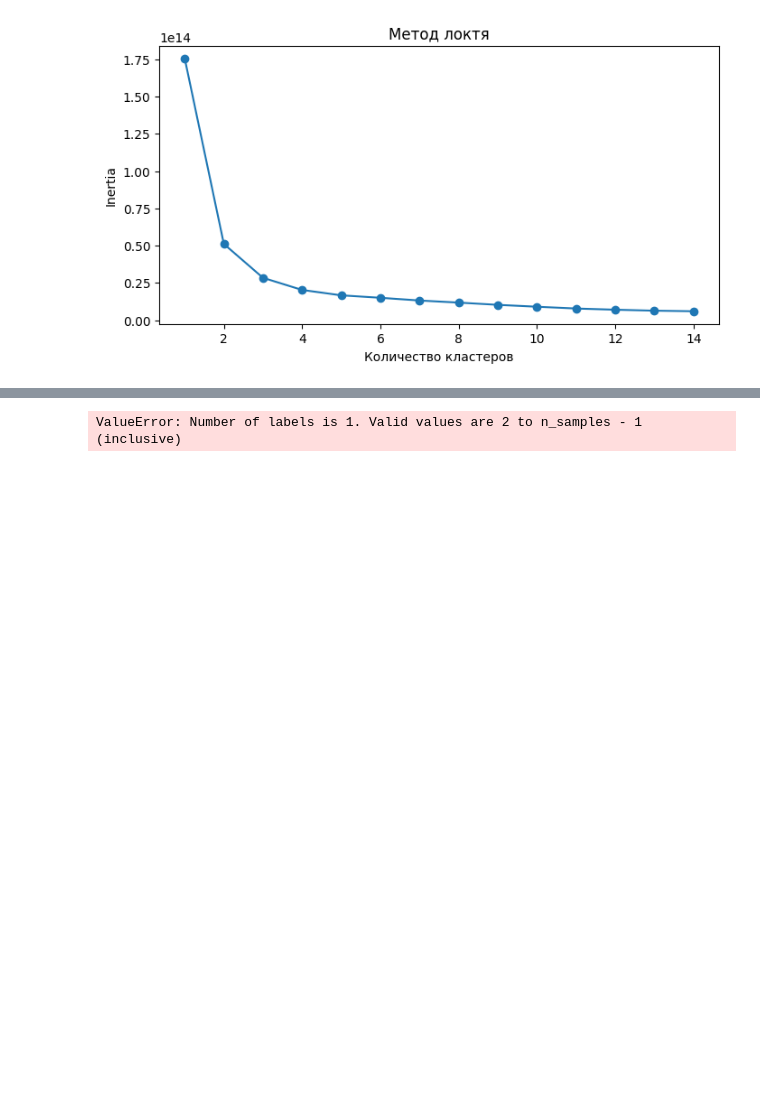
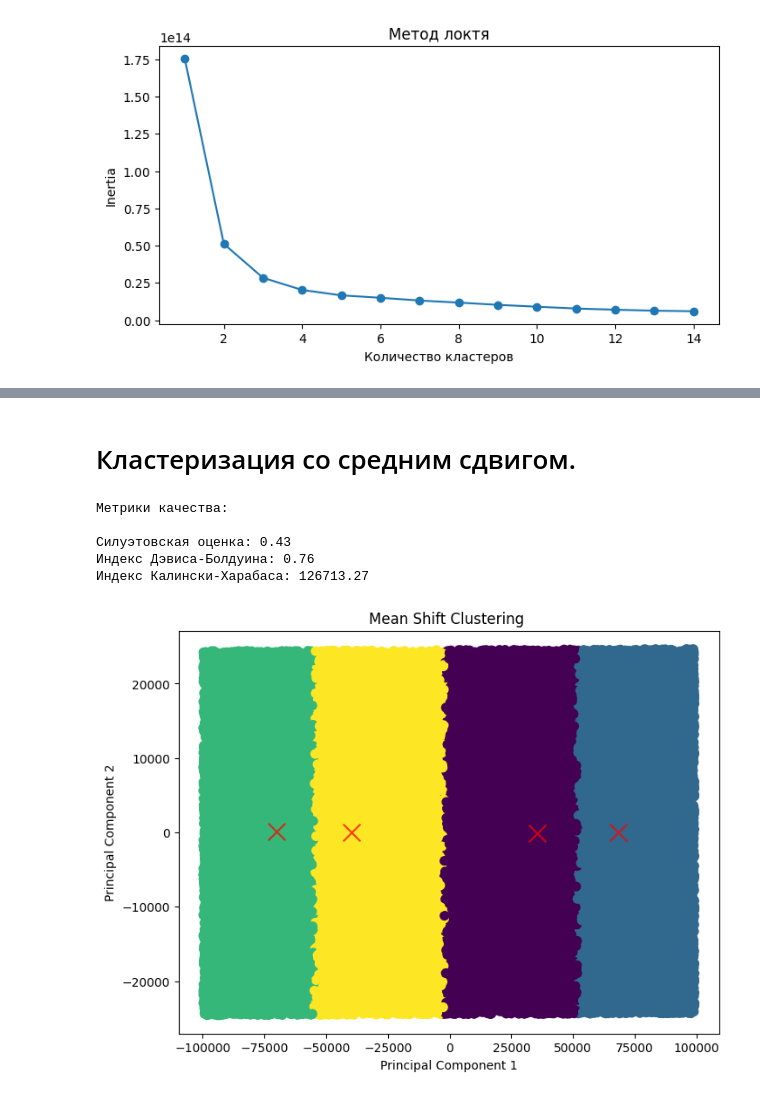
Before and after one commit to Olya-Skr/Belhard_courses, a Jupyter notebook: homework/hw6/dz6.ipynb, the cells around one changed output, grey strips where cells are left out. Drawn from its saved outputs; the diff is of its cells as text; code cells hidden in the pictures; blank space fills up the shorter version.

```diff
--- a/homework/hw6/dz6.ipynb
+++ b/homework/hw6/dz6.ipynb
@@ -205,23 +199,43 @@ new_df
-# %%
-from sklearn.cluster import DBSCAN
-
-# Применение DBSCAN
-dbscan = DBSCAN(eps=0.2, min_samples=10)
-y_dbscan = dbscan.fit_predict(new_df)
-
-dbscan_s = silhouette_score(new_df,y_dbscan)
-dbscan_d = davies_bouldin_score(new_df,y_dbscan)
-dbscan_c = calinski_harabasz_score(new_df,y_dbscan)
-
-print(f'DBSCAN Silhouette Score: {dbscan_silhouette:.2f}')
-print(f'DBSCAN Davies-Bouldin Score: {dbscan_davies:.2f}')
-print(f'DBSCAN Calinski-Harabasz Score: {dbscan_calinski}')
-
-
-# Присвоение меток кластеров к исходному датасету
-new_df['cluster'] = clusters
-
-# Обзор результатов кластеризации
-print(new_df.head())
-# %% [output]
-ValueError: Number of labels is 1. Valid values are 2 to n_samples - 1 (inclusive)
+# %% [markdown]
+# Кластеризация со средним сдвигом.
+# %%
+# Оценка ширины полосы пропускания (bandwidth) для алгоритма MeanShift
+bandwidth = estimate_bandwidth(new_df, quantile=0.2, n_samples=500)
+
+# Инициализируем модель с использованием алгоритма со средним сдвигом
+mean_shift = MeanShift(bandwidth=bandwidth, bin_seeding=True)
+mean_shift.fit(new_df)
+y_shift = mean_shift.labels_
+cluster_centers = mean_shift.cluster_centers_
+
+# Вычисление метрик качества
+silhouette_avg = silhouette_score(new_df, y_shift)
+davies_bouldin = davies_bouldin_score(new_df, y_shift)
+calinski_harabasz = calinski_harabasz_score(new_df, y_shift)
+
+print('Метрики качества:\n')
+print(f"Силуэтовская оценка: {silhouette_avg:.2f}")
+print(f"Индекс Дэвиса-Болдуина: {davies_bouldin:.2f}")
+print(f"Индекс Калински-Харабаса: {calinski_harabasz:.2f}")
+print('\n')
+
+# Снижение размерности с использованием PCA для визуализации
+pca = PCA(n_components=2)
+X_pca = pca.fit_transform(new_df)
+
+# Визуализация исходных данных
+plt.figure(figsize=(8, 6))
+plt.scatter(X_pca[:, 0], X_pca[:, 1], c=y_shift, s=50, cmap='viridis')
+cluster_centers_pca = pca.transform(cluster_centers)
+plt.scatter(cluster_centers_pca[:, 0], cluster_centers_pca[:, 1], c='red', s=200, alpha=0.75, marker='x')
+plt.title("Mean Shift Clustering ")
+plt.xlabel("Principal Component 1")
+plt.ylabel("Principal Component 2")
+plt.show()
+# %% [output]
+Метрики качества:
+
+Силуэтовская оценка: 0.43
+Индекс Дэвиса-Болдуина: 0.76
+Индекс Калински-Харабаса: 126713.27
+[figure, added]
```
Also changed, not shown: parts of 18 cells of this notebook, 1 other file.
